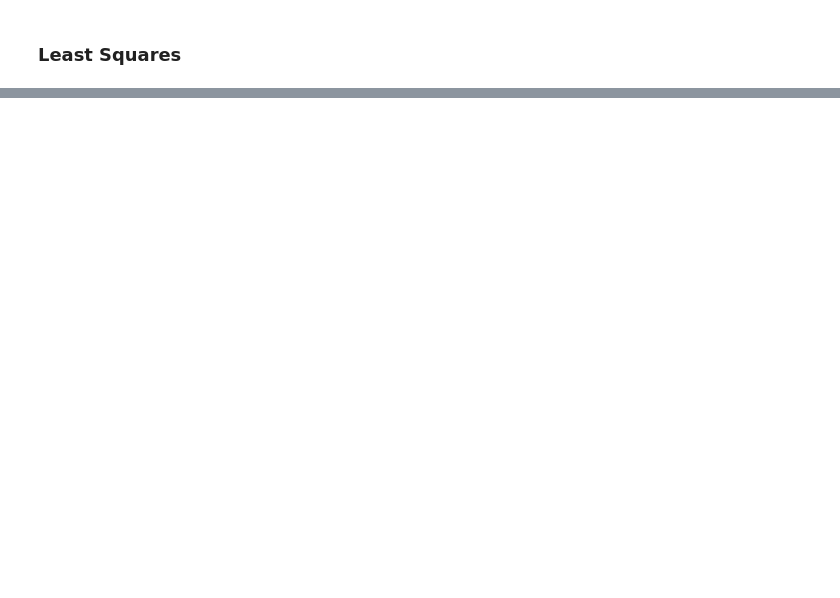
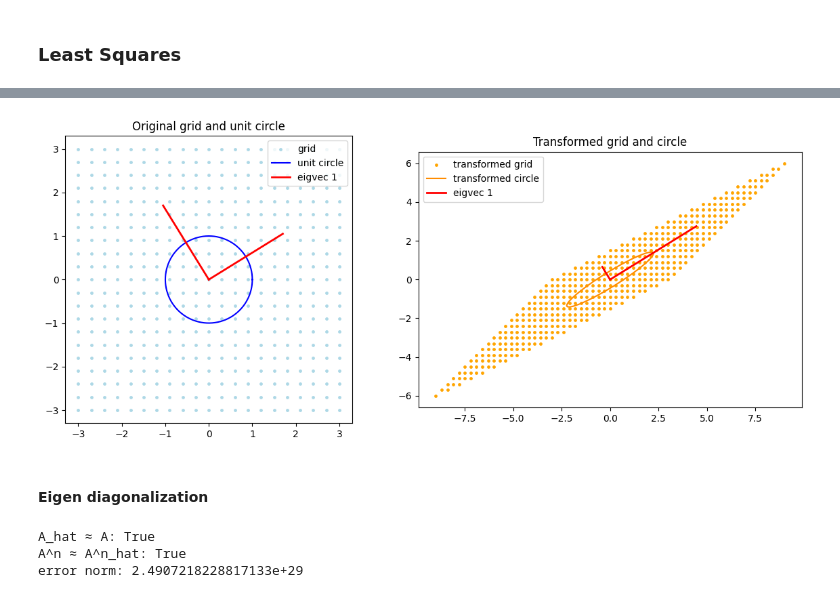
Before and after one commit to dwight-foster/linear-algebra-concepts-in-code, a Jupyter notebook: strang_practice.ipynb, the cells around one changed output, grey strips where cells are left out. Drawn from its saved outputs; the diff is of its cells as text; code cells hidden in the pictures; blank space fills up the shorter version.

```diff
--- a/strang_practice.ipynb
+++ b/strang_practice.ipynb
@@ -246,0 +308,80 @@ plt.show()
+# %%
+# 1) make a grid of points and unit circle
+grid_n = 21
+lims = (-3, 3)
+xs = np.linspace(lims[0], lims[1], grid_n)
+ys = np.linspace(lims[0], lims[1], grid_n)
+xx, yy = np.meshgrid(xs, ys)
+pts = np.vstack([xx.ravel(), yy.ravel()]).T
+
+t = np.linspace(0, 2*np.pi, 300)
+circle = np.vstack([np.cos(t), np.sin(t)]).T
+
+# 2) apply A to every point and the circle
+A_pts = (A @ pts.T).T
+A_circle = (A @ circle.T).T
+
+# 3) compute eigenvectors with np.linalg.eig(A)
+vals, vecs = np.linalg.eig(A)
+vecs_unit = vecs / np.linalg.norm(vecs, axis=0)
+
+# 4) plot original and transformed with eigenvector directions
+fig, axes = plt.subplots(1, 2, figsize=(12, 5))
+
+# Original space
+ax = axes[0]
+ax.scatter(pts[:,0], pts[:,1], s=6, color='lightblue', label='grid')
+ax.plot(circle[:,0], circle[:,1], color='blue', label='unit circle')
+for i in range(vecs_unit.shape[1]):
+    v = vecs_unit[:, i]
+    ax.plot([0, v[0]*2], [0, v[1]*2], color='red', linewidth=2,
+            label=f'eigvec {i+1}' if i==0 else None)
+ax.set_title('Original grid and unit circle')
+ax.set_aspect('equal', 'box')
+ax.legend()
+
+# Transformed space
+ax = axes[1]
+ax.scatter(A_pts[:,0], A_pts[:,1], s=6, color='orange', label='transformed grid')
+ax.plot(A_circle[:,0], A_circle[:,1], color='darkorange', label='transformed circle')
+for i in range(vecs_unit.shape[1]):
+    v = vecs_unit[:, i]
+    lv = vals[i]
+    # A @ v = lambda * v so direction is the same; scale by eigenvalue for visibility
+    ax.plot([0, v[0]*lv*2], [0, v[1]*lv*2], color='red', linewidth=2,
+            label=f'eigvec {i+1}' if i==0 else None)
+ax.set_title('Transformed grid and circle')
+ax.set_aspect('equal', 'box')
+ax.legend()
+
+plt.tight_layout()
+plt.show()
+# %% [output]
+[figure, added]
+# %% [markdown]
+#### Eigen diagonalization
+# %%
+A = generate_rank_matrix(2, 2, 2)
+w, V = np.linalg.eig(A)
+
+# reconstruct A
+A_hat = V @ np.diag(w) @ np.linalg.inv(V)
+print("A_hat ≈ A:", np.allclose(A_hat, A, atol=1e-8))
+
+# pick exponent
+n = 50
+
+# compute A^n by repeated multiplication
+A_n = np.eye(2, dtype=complex)
+for _ in range(n):
+    A_n = A_n @ A
+
+# compute A^n by diagonalization
+A_n_hat = V @ np.diag(w**n) @ np.linalg.inv(V)
+
+print("A^n ≈ A^n_hat:", np.allclose(A_n, A_n_hat, atol=1e-6))
+print("error norm:", np.linalg.norm(A_n - A_n_hat))
+# %% [output]
+A_hat ≈ A: True
+A^n ≈ A^n_hat: True
+error norm: 2.4907218228817133e+29
```
Also changed, not shown: parts of 11 cells of this notebook.
